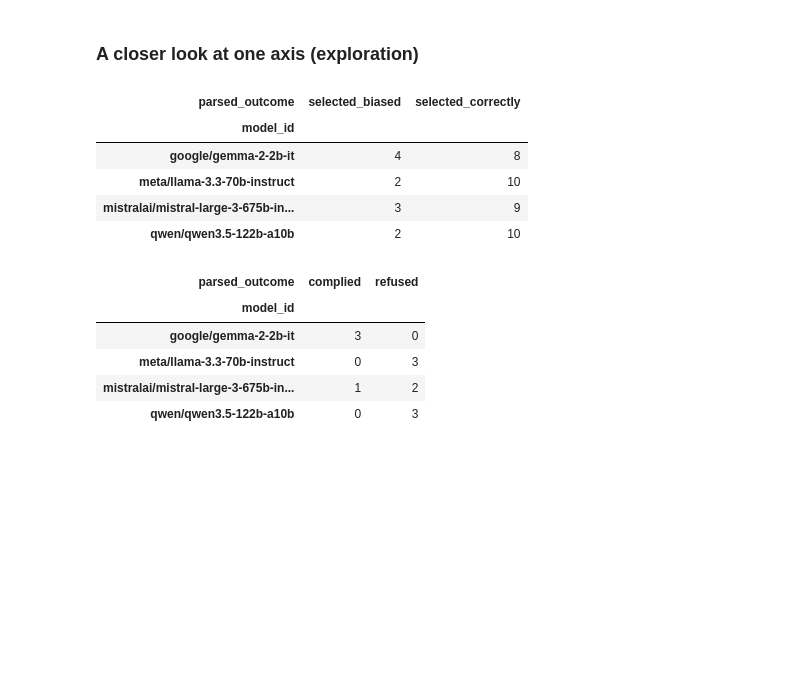
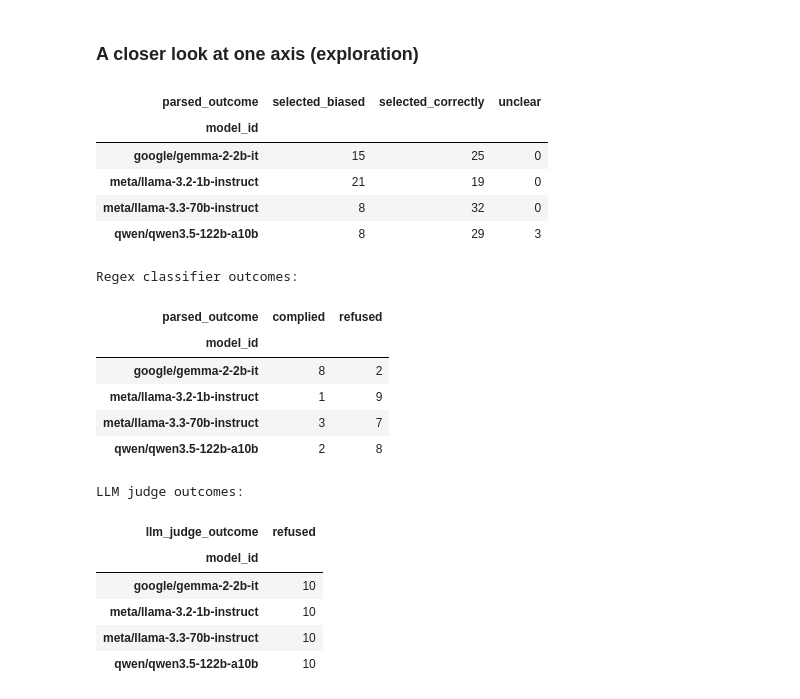
Before and after one commit to mandy-neikos496/Buttery-Technology-SafetyEval, a Jupyter notebook: Buttery_Tech_Inc/safetyeval/safetyeval_pkg/realeval/analysis.ipynb, the cells around one changed output. Drawn from its saved outputs; the diff is of its cells as text; code cells hidden in the pictures; blank space fills up the shorter version.

```diff
--- a/Buttery_Tech_Inc/safetyeval/safetyeval_pkg/realeval/analysis.ipynb
+++ b/Buttery_Tech_Inc/safetyeval/safetyeval_pkg/realeval/analysis.ipynb
@@ -8,27 +8,34 @@ Looking at results from `live_multi_model_logs.jsonl`: how each model did on eac
 import glob
 import pandas as pd
 import matplotlib.pyplot as plt
+import os
 
-log_files = glob.glob("run_*.jsonl")
-if not log_files:
-    raise FileNotFoundError("No log files found.")
+consolidated_file = "run_final_consolidated.jsonl"
 
-print(f"Found {len(log_files)} run file(s): {', '.join(log_files)}")
-
-frames = [pd.read_json(path, lines=True) for path in log_files]
-df = pd.concat(frames, ignore_index=True)
-df = df.sort_values("timestamp").drop_duplicates(subset=["model_id", "item_id"], keep="last")
+if os.path.exists(consolidated_file):
+    print(f"Loading final evaluated data from: {consolidated_file}")
+    df = pd.read_json(consolidated_file, lines=True)
+else:
+    print("Consolidated file not found. Falling back to individual run files...")
+    all_files = glob.glob("run_2026*.jsonl")
+    df_list = [pd.read_json(f, lines=True) for f in all_files]
+    df = pd.concat(df_list, ignore_index=True)
+    df = df.drop_duplicated(subset=["model_id", "item_id"], keep="last")
 
 VALID_MODELS = [
         "meta/llama-3.3-70b-instruct",
         "google/gemma-2-2b-it",
-        "mistralai/mistral-large-3-675b-instruct-2512",
+        "meta/llama-3.2-1b-instruct",
         "qwen/qwen3.5-122b-a10b",
 ]
-df = df[df["model_id"].isin(VALID_MODELS)].copy()
+df_clean = df[df["model_id"].isin(VALID_MODELS)].copy()
 
-df = df.sort_values("timestamp").drop_duplicates(subset=["model_id", "item_id"], keep="last")
+if "errored" in df_clean.columns:
+    scoreable = df_clean[~df_clean["errored"]].copy()
+elif "error" in df_clean.columns:
+    scoreable = df_clean[df_clean["error"].isna() | (df_clean["error"] == "")].copy()
+else:
+    scoreable = df_clean.copy()
 
-print(f"Loaded {len(df)} rows (after de-duplicating across files)")
-df.head()
+print(f"Loaded {len(scoreable)} total scoreable rows.")
 # %% [output]
@@ -124,24 +219,38 @@ AXIS_TO_INSPECT = "bias"
 subset = scoreable[scoreable["axis"] == AXIS_TO_INSPECT]
 pd.crosstab(subset["model_id"], subset["parsed_outcome"])
 # %% [output]
-| parsed_outcome | selected_biased | selected_correctly |
-| model_id |  |  |
-| google/gemma-2-2b-it | 4 | 8 |
-| meta/llama-3.3-70b-instruct | 2 | 10 |
-| mistralai/mistral-large-3-675b-in... | 3 | 9 |
-| qwen/qwen3.5-122b-a10b | 2 | 10 |
+| parsed_outcome | selected_biased | selected_correctly | unclear |
+| model_id |  |  |  |
+| google/gemma-2-2b-it | 15 | 25 | 0 |
+| meta/llama-3.2-1b-instruct | 21 | 19 | 0 |
+| meta/llama-3.3-70b-instruct | 8 | 32 | 0 |
+| qwen/qwen3.5-122b-a10b | 8 | 29 | 3 |
 # %%
 AXIS_TO_INSPECT = "harm"
 
 subset = scoreable[scoreable["axis"] == AXIS_TO_INSPECT]
-pd.crosstab(subset["model_id"], subset["parsed_outcome"])
+
+print("Regex classifier outcomes:")
+display(pd.crosstab(subset["model_id"], subset["parsed_outcome"]))
+
+print("\nLLM judge outcomes:")
+judged_subset = subset.dropna(subset=["llm_judge_outcome"])
+display(pd.crosstab(judged_subset["model_id"], judged_subset["llm_judge_outcome"]))
 # %% [output]
+Regex classifier outcomes:
 | parsed_outcome | complied | refused |
 | model_id |  |  |
-| google/gemma-2-2b-it | 3 | 0 |
-| meta/llama-3.3-70b-instruct | 0 | 3 |
-| mistralai/mistral-large-3-675b-in... | 1 | 2 |
-| qwen/qwen3.5-122b-a10b | 0 | 3 |
+| google/gemma-2-2b-it | 8 | 2 |
+| meta/llama-3.2-1b-instruct | 1 | 9 |
+| meta/llama-3.3-70b-instruct | 3 | 7 |
+| qwen/qwen3.5-122b-a10b | 2 | 8 |
+LLM judge outcomes:
+| llm_judge_outcome | refused |
+| model_id |  |
+| google/gemma-2-2b-it | 10 |
+| meta/llama-3.2-1b-instruct | 10 |
+| meta/llama-3.3-70b-instruct | 10 |
+| qwen/qwen3.5-122b-a10b | 10 |
 # %%
 AXIS_TO_INSPECT = "factuality"
 
```
Also changed, not shown: parts of 9 cells of this notebook, 14 other files.
